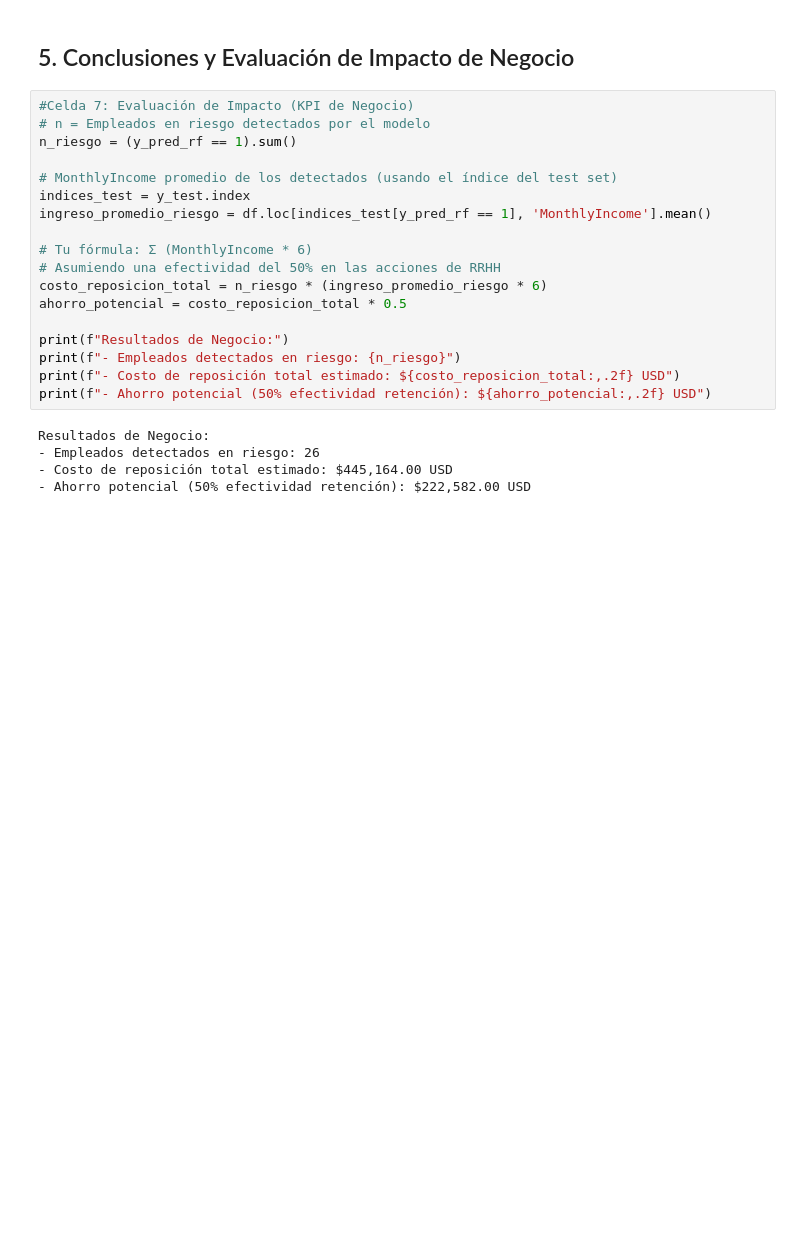
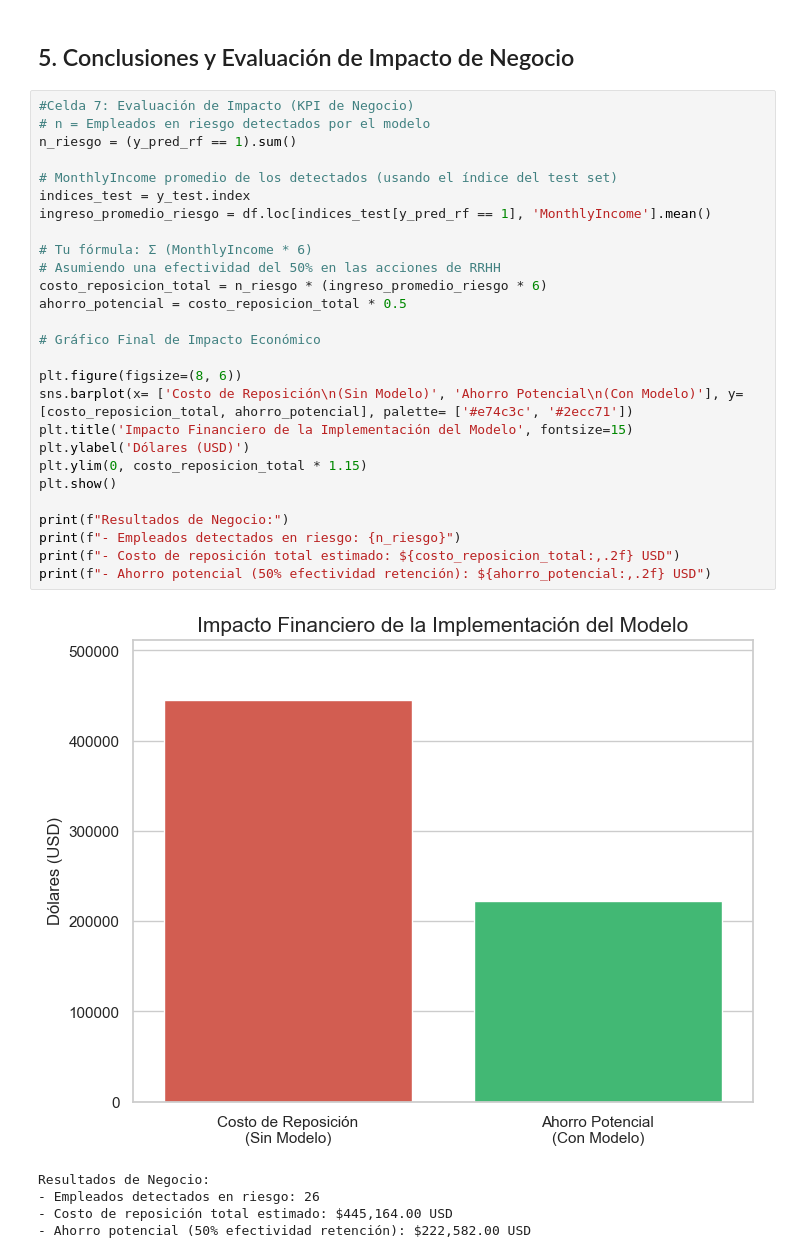
Before and after one commit to Tommensan2004/IBM-attrition, a Jupyter notebook: Desercion_IT_project.ipynb, the cells around one changed output. Drawn from its saved outputs; the diff is of its cells as text; blank space fills up the shorter version.

```diff
--- a/Desercion_IT_project.ipynb
+++ b/Desercion_IT_project.ipynb
@@ -271,22 +284,32 @@ dtype: float64
 # %%
 #Celda 7: Evaluación de Impacto (KPI de Negocio)
 # n = Empleados en riesgo detectados por el modelo
 n_riesgo = (y_pred_rf == 1).sum()
 
 # MonthlyIncome promedio de los detectados (usando el índice del test set)
 indices_test = y_test.index
 ingreso_promedio_riesgo = df.loc[indices_test[y_pred_rf == 1], 'MonthlyIncome'].mean()
 
 # Tu fórmula: Σ (MonthlyIncome * 6)
 # Asumiendo una efectividad del 50% en las acciones de RRHH
 costo_reposicion_total = n_riesgo * (ingreso_promedio_riesgo * 6)
 ahorro_potencial = costo_reposicion_total * 0.5
 
+# Gráfico Final de Impacto Económico
+
+plt.figure(figsize=(8, 6))
+sns.barplot(x= ['Costo de Reposición\n(Sin Modelo)', 'Ahorro Potencial\n(Con Modelo)'], y= [costo_reposicion_total, ahorro_potencial], palette= ['#e74c3c', '#2ecc71'])
+plt.title('Impacto Financiero de la Implementación del Modelo', fontsize=15)
+plt.ylabel('Dólares (USD)')
+plt.ylim(0, costo_reposicion_total * 1.15)
+plt.show()
+
 print(f"Resultados de Negocio:")
 print(f"- Empleados detectados en riesgo: {n_riesgo}")
 print(f"- Costo de reposición total estimado: ${costo_reposicion_total:,.2f} USD")
 print(f"- Ahorro potencial (50% efectividad retención): ${ahorro_potencial:,.2f} USD")
 # %% [output]
+[figure, added]
 Resultados de Negocio:
 - Empleados detectados en riesgo: 26
 - Costo de reposición total estimado: $445,164.00 USD
```
Also changed, not shown: parts of 2 cells of this notebook.
